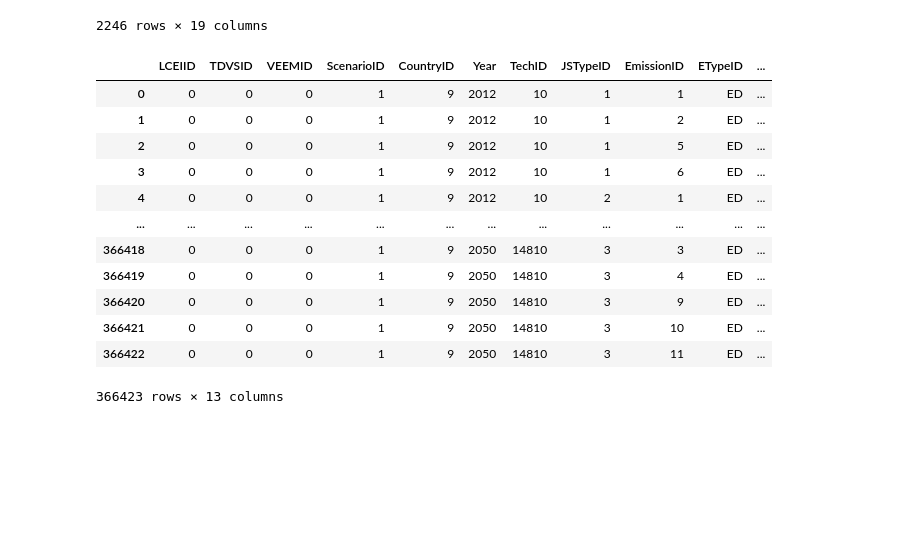
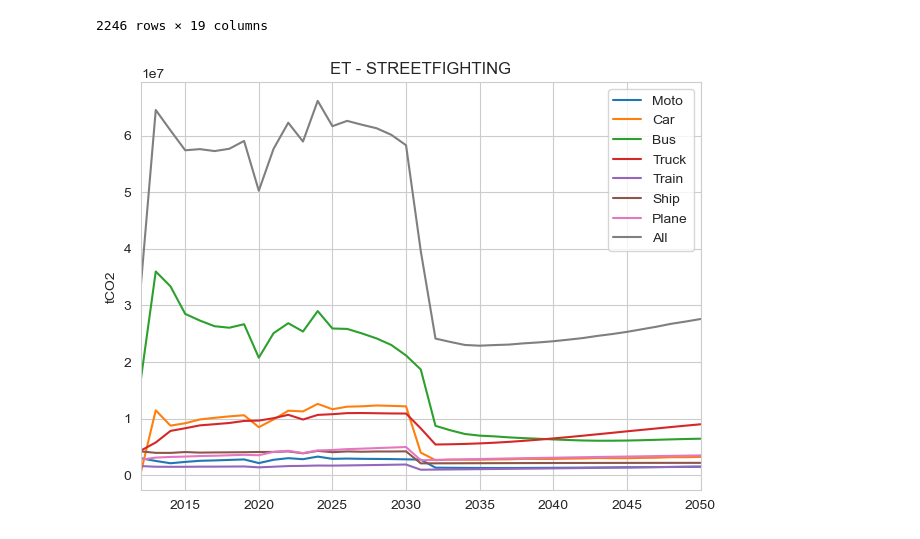
Before and after one commit to jamesjhdixon/TEAM-Kenya, a Jupyter notebook: plots/plot_emissions_data.ipynb, the cells around one changed output. Saved outputs shown, nothing was run; the diff lists cells and outputs as text; code cells hidden in the pictures; blank space fills up the shorter version.

```diff
--- a/plots/plot_emissions_data.ipynb
+++ b/plots/plot_emissions_data.ipynb
@@ -8,7 +8,7 @@ import seaborn as sns
 sns.set_style('whitegrid')
 # %%
 # import technology data
-technology = pd.read_csv(f'./data/technology.csv')
+technology = pd.read_csv(f'./../data/technology.csv')
 technology
 # %% [output]
 |  | TechID | ModeID | VehTypeID | MassCatID | FuelID | EngineID | TransTypeID | Availability | Final_Year | ... |
@@ -25,28 +25,10 @@ technology
 | 2245 | 14893 | 1 | 5 | 28 | 13 | 13 | 2 | 2053 | NaN | ... |
 2246 rows × 19 columns
 # %%
-emissions_type = 'D'
-
-# import emissions data
-calibration = True  # if calibration is true, then pick data from the calibration folder
-attempt = 20
-if calibration:
-    emissions = pd.read_excel(f'./calibration/attempts/attempt{attempt}/E{emissions_type}.xlsx')
-else:
-    emissions = pd.read_excel(f'./TEAM-Kenya_data_out/E{emissions_type}.xlsx')
-emissions
+def load_data(scenario, emissions_type, purpose='scenario', attempt='BASE'):
+    if purpose == 'calibration':
+        emissions = pd.read_excel(f'./../calibration/attempts/attempt{attempt}/E{emissions_type}.xlsx')
+    else:
+        emissions = pd.read_excel(f'./../scenarios/data-out/{scenario}/E{emissions_type}.xlsx')
+    return emissions
-# %% [output]
-|  | LCEIID | TDVSID | VEEMID | ScenarioID | CountryID | Year | TechID | JSTypeID | EmissionID | ETypeID | ... |
-| 0 | 0 | 0 | 0 | 1 | 9 | 2012 | 10 | 1 | 1 | ED | ... |
-| 1 | 0 | 0 | 0 | 1 | 9 | 2012 | 10 | 1 | 2 | ED | ... |
-| 2 | 0 | 0 | 0 | 1 | 9 | 2012 | 10 | 1 | 5 | ED | ... |
-| 3 | 0 | 0 | 0 | 1 | 9 | 2012 | 10 | 1 | 6 | ED | ... |
-| 4 | 0 | 0 | 0 | 1 | 9 | 2012 | 10 | 2 | 1 | ED | ... |
-| ... | ... | ... | ... | ... | ... | ... | ... | ... | ... | ... | ... |
-| 366418 | 0 | 0 | 0 | 1 | 9 | 2050 | 14810 | 3 | 3 | ED | ... |
-| 366419 | 0 | 0 | 0 | 1 | 9 | 2050 | 14810 | 3 | 4 | ED | ... |
-| 366420 | 0 | 0 | 0 | 1 | 9 | 2050 | 14810 | 3 | 9 | ED | ... |
-| 366421 | 0 | 0 | 0 | 1 | 9 | 2050 | 14810 | 3 | 10 | ED | ... |
-| 366422 | 0 | 0 | 0 | 1 | 9 | 2050 | 14810 | 3 | 11 | ED | ... |
-366423 rows × 13 columns
 # %%
@@ -101,0 +81,12 @@ else:
+# %%
+scenarios = ['OMOKA', 'ELECTRICDREAMS', 'KUJINAO', 'STREETFIGHTING']
+emissions_types = ['D', 'T']
+
+for emissions_type in emissions_types:
+    for scenario in scenarios:
+
+        emissions = load_data(scenario, emissions_type)
+
+        run_plot(scenario, emissions_type, emissions)
+# %% [output]
+[figure, added]
```
Also changed, not shown: parts of 1 cell of this notebook, 57 other files.
